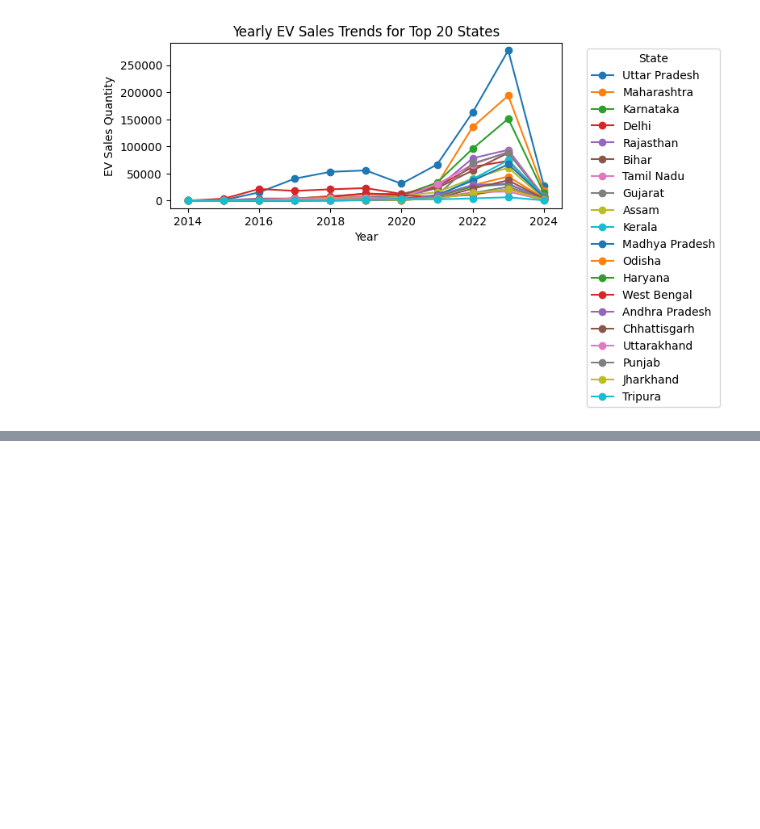
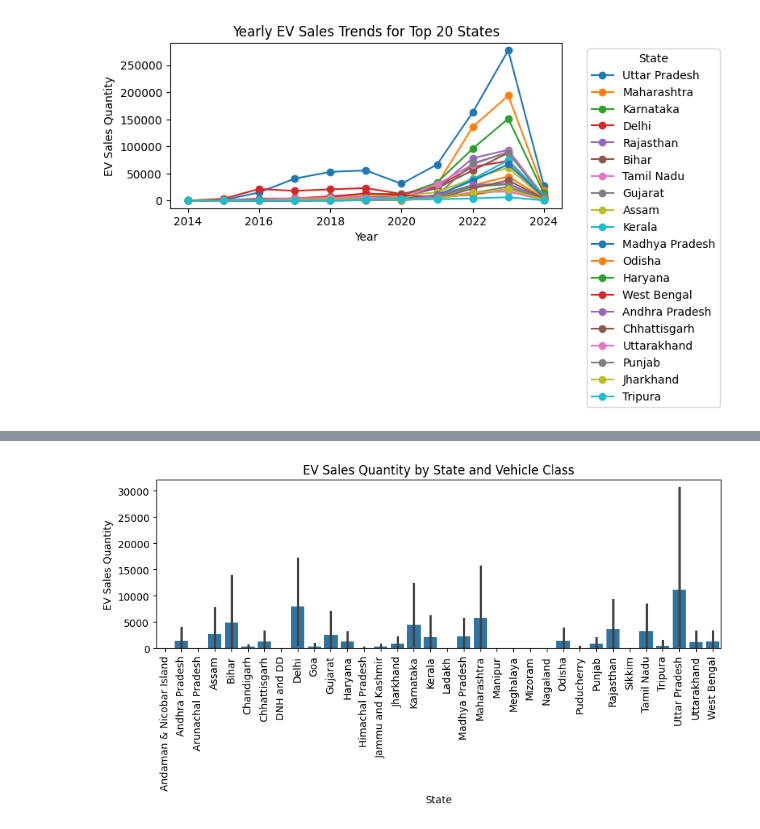
Before and after one commit to furkan09-official/EV_Dataset_Analysis, a Jupyter notebook: geographical_analysis.ipynb, the cells around one changed output, grey strips where cells are left out. Cells and saved outputs as stored; diff of their text form; code cells hidden in the pictures; blank space fills up the shorter version.

```diff
--- a/geographical_analysis.ipynb
+++ b/geographical_analysis.ipynb
@@ -273,0 +272,11 @@ Andaman & Nicobar Island       0.00      0.00      0.00       247
+# %%
+# Plotting EV Sales Quantity for each State
+plt.figure(figsize=(10,3))
+sns.barplot(data=segmented_data, x='State', y='EV_Sales_Quantity',)
+plt.title('EV Sales Quantity by State and Vehicle Class')
+plt.xticks(rotation=90)
+plt.xlabel('State')
+plt.ylabel('EV Sales Quantity')
+plt.show()
+# %% [output]
+[figure, added]
```
Also changed, not shown: parts of 4 cells of this notebook.
